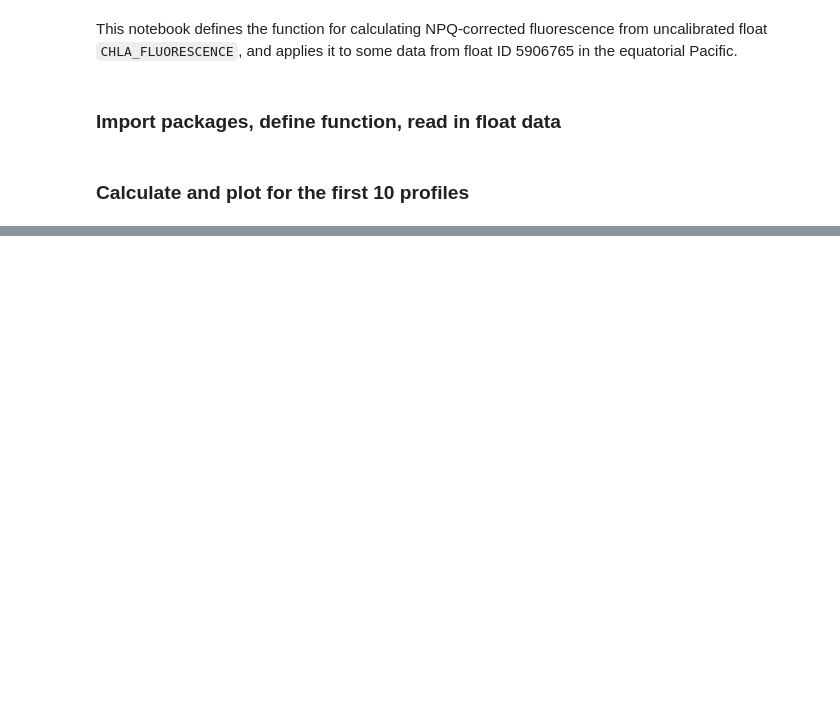
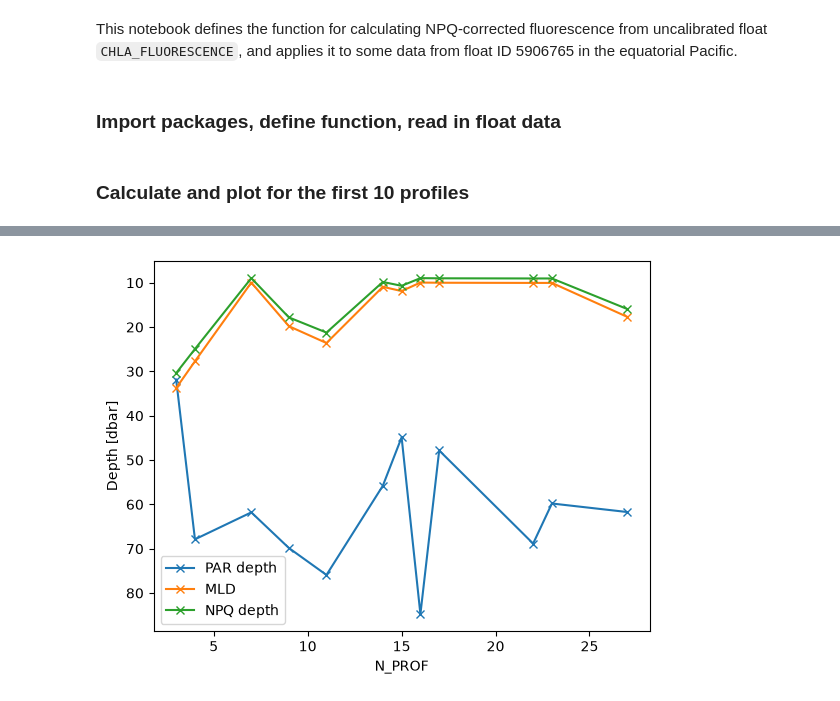
Before and after one commit to go-bgc/team-iron-stress, a Jupyter notebook: NPQ_fit.ipynb, the cells around one changed output, grey strips where cells are left out. Cells and saved outputs as stored; diff of their text form; code cells hidden in the pictures; blank space fills up the shorter version.

Commit message:
Updated scripts and example notebook

```diff
--- a/NPQ_fit.ipynb
+++ b/NPQ_fit.ipynb
@@ -53,2 +62,12 @@ ax.set_ylim([250, 0])
 # %%
-from scripts.fit_NPQ import NPQ_func
+ds['NPQ'] = (ds['fluo_npqc']-ds['fluo_smooth'])/ds['fluo_smooth']
+# %%
+fig, ax = plt.subplots()
+ds['par_depth'].plot.line('-x', label='PAR depth')
+ds['ml_depth'].plot.line('-x', label='MLD')
+ds['NPQ_depth'].plot.line('-x', label='NPQ depth')
+ax.set_ylabel('Depth [dbar]')
+plt.legend()
+ax.set_ylim(ax.get_ylim()[::-1]);
+# %% [output]
+[figure, added]
```
Also changed, not shown: parts of 8 cells of this notebook, 2 other files.
